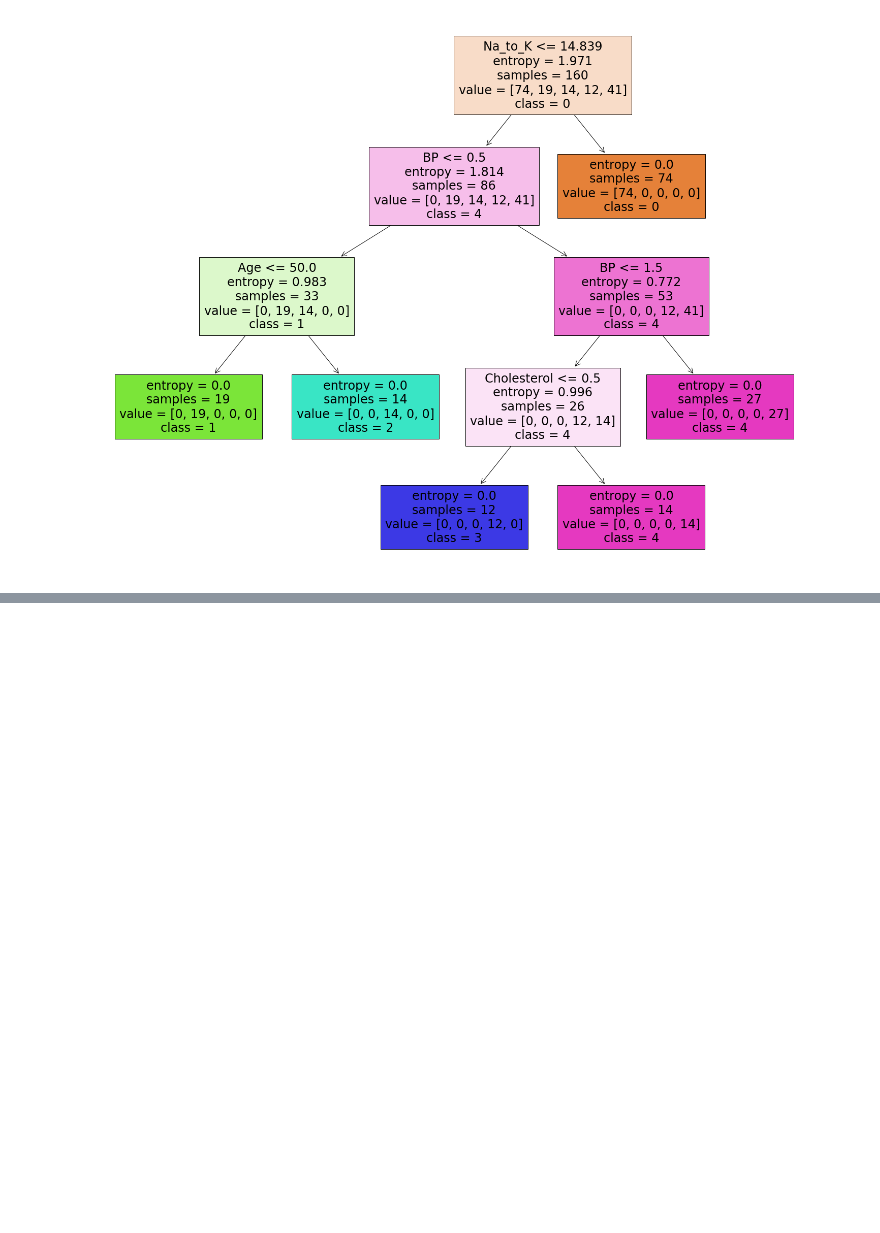
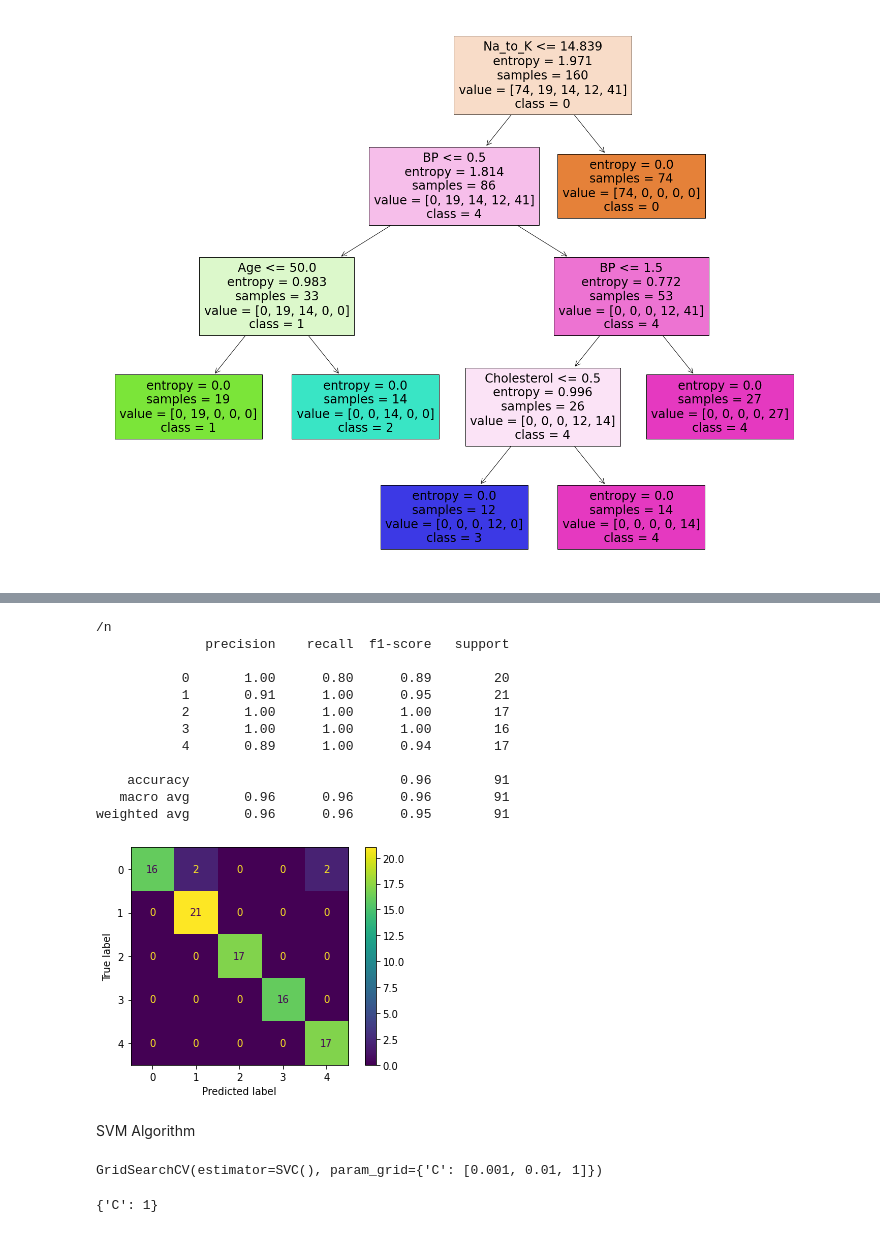
Before and after one commit to elhafizh/ai-drug-prediction, a Jupyter notebook: drug-classification.ipynb, the cells around one changed output, grey strips where cells are left out. Cells and saved outputs as stored; diff of their text form; code cells hidden in the pictures; blank space fills up the shorter version.

Commit message:
Update drug-classification.ipynb
KNN, SVM, RF

```diff
--- a/drug-classification.ipynb
+++ b/drug-classification.ipynb
@@ -408,0 +446,28 @@ _ = tree.plot_tree(clf,
+# %%
+# Now lets diefine a function that will calculate needed metrics to avoid doing it on the upcoming algorithms D:
+
+def metrics_needed (model):
+    y_pred = model.predict(X_test)
+
+    print('/n')
+
+    print(classification_report(y_test,y_pred))
+    plot_confusion_matrix(model , X_test , y_test)
+# %%
+metrics_needed(knn_model)
+# %% [output]
+/n
+              precision    recall  f1-score   support
+
+           0       1.00      0.80      0.89        20
+           1       0.91      1.00      0.95        21
+           2       1.00      1.00      1.00        17
+           3       1.00      1.00      1.00        16
+           4       0.89      1.00      0.94        17
+
+    accuracy                           0.96        91
+   macro avg       0.96      0.96      0.96        91
+weighted avg       0.96      0.96      0.95        91
+[figure, added]
+# %% [markdown]
+SVM Algorithm
@@ -408,0 +482,8 @@ _ = tree.plot_tree(clf,
+# %%
+grid_model.fit(X_train,y_train)
+# %% [output]
+GridSearchCV(estimator=SVC(), param_grid={'C': [0.001, 0.01, 1]})
+# %%
+grid_model.best_params_
+# %% [output]
+{'C': 1}
```
Also changed, not shown: parts of 16 cells of this notebook.
